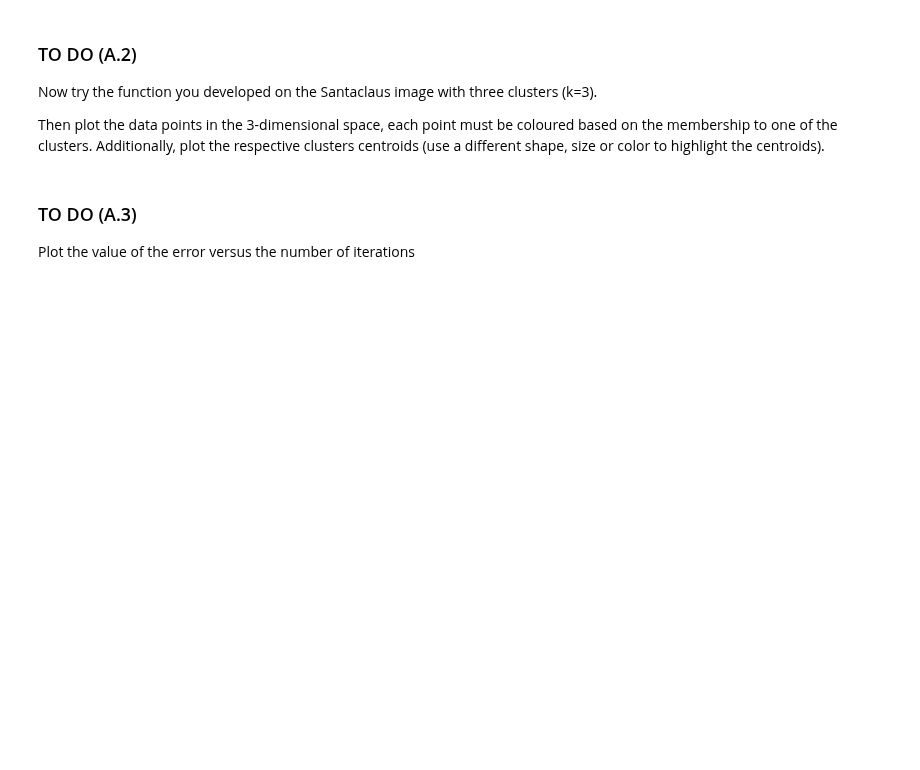
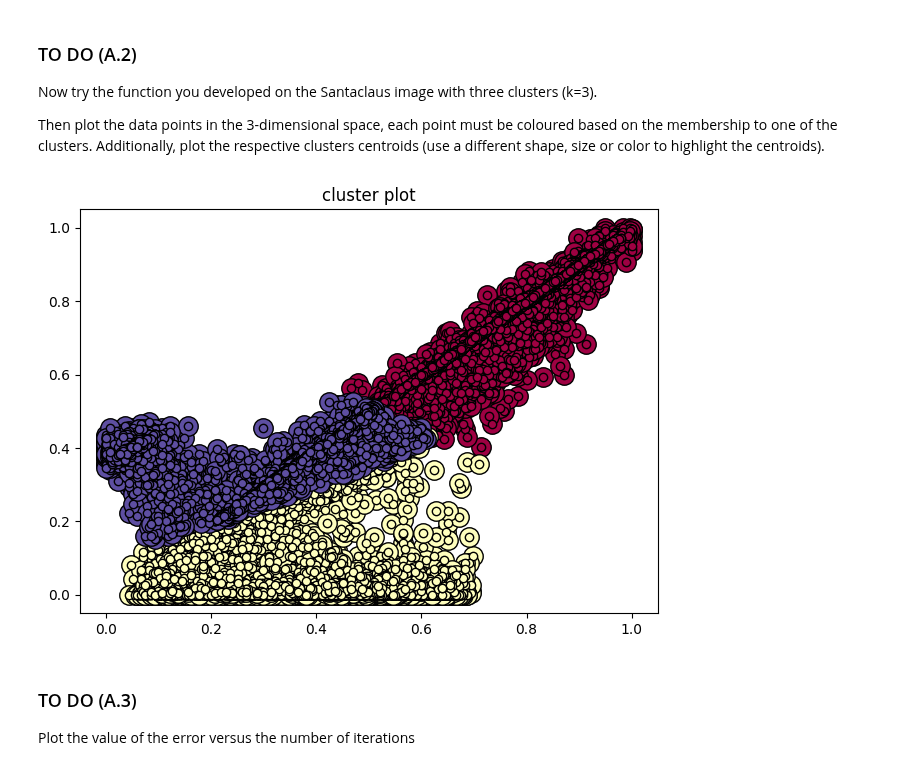
Before and after one commit to r15i/lab-machine-learning, a Jupyter notebook: lab3(consegna)/risi_emilio_lab3.ipynb, the cells around one changed output. Saved outputs shown, nothing was run; the diff lists cells and outputs as text; code cells hidden in the pictures; blank space fills up the shorter version.

```diff
--- a/lab3(consegna)/risi_emilio_lab3.ipynb
+++ b/lab3(consegna)/risi_emilio_lab3.ipynb
@@ -244,6 +250,9 @@ def my_kmeans(points: np.ndarray, k: int, max_iters: int = 50) -> tp.Tuple[np.nd
     """
 
     # Generate random centers
+    centers = np.random.randn(k, points.shape[1]) * points.std(axis=0) + points.mean(axis=0)
+
+
     # use sigma and mean to ensure it represent the whole data
 
     # ADD YOUR CODE HERE
@@ -251,25 +260,38 @@ def my_kmeans(points: np.ndarray, k: int, max_iters: int = 50) -> tp.Tuple[np.nd
     prev_error = 100000
     error = [9999]
 
+
     # Iterate until the estimate of that center stays the same or max iteration are reached
     iters = 0
     while (error[iters] != prev_error) and iters < max_iters:
         # Measure the distance to every center
         # ADD YOUR CODE HERE
+        distances = np.linalg.norm(points[:, np.newaxis, :] - centers, axis=2)
 
         # Assign all training data to closest center
         # ADD YOUR CODE HERE
+        clusters = np.argmin(distances, axis=1)
+
+
 
         # Calculate mean for every cluster and update the center
         # ADD YOUR CODE HERE
+        new_centers = np.array([points[clusters == i].mean(axis=0) if np.sum(clusters == i) > 0 else centers[i] for i in range(k)])
+
 
         # Update the error
         # ADD YOUR CODE HERE
+        prev_error = error[-1]
+        error.append(np.linalg.norm(new_centers - centers))
+
+         # Update centers
+        centers = new_centers.copy()
+
 
         # Update the iteration counter
         iters += 1
 
-    return centroids, clusters, error
+    return centers, clusters, error[1:]
 # %% [markdown]
 ### TO DO (A.2)
 
@@ -279,12 +301,17 @@ Then plot the data points in the 3-dimensional space, each point must be coloure
 # %%
 # Run your K-means function on the data
 # ADD YOUR CODE HERE
+centroids, clusters, errors = my_kmeans(r_img, k=3)
 
 # Print the errors:
 # ADD YOUR CODE HERE
 
 # Plot the results
 # ADD YOUR CODE HERE
+
+cluster_plot(clusters,r_img,"cluster plot")
+# %% [output]
+[figure, added]
 # %% [markdown]
 ### TO DO (A.3)
 Plot the value of the error versus the number of iterations
```
Also changed, not shown: parts of 4 cells of this notebook.
